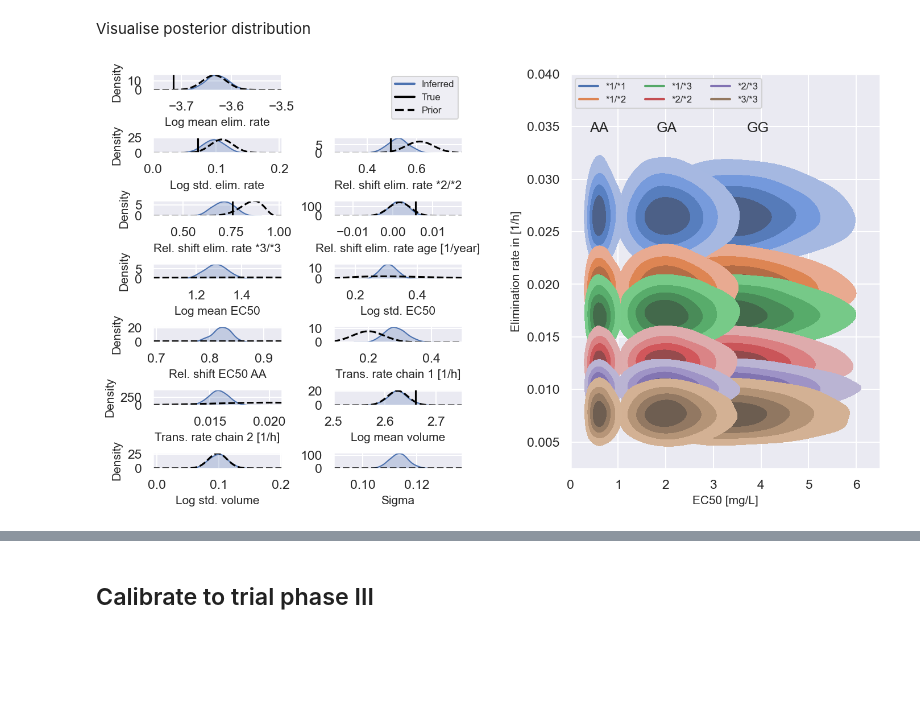
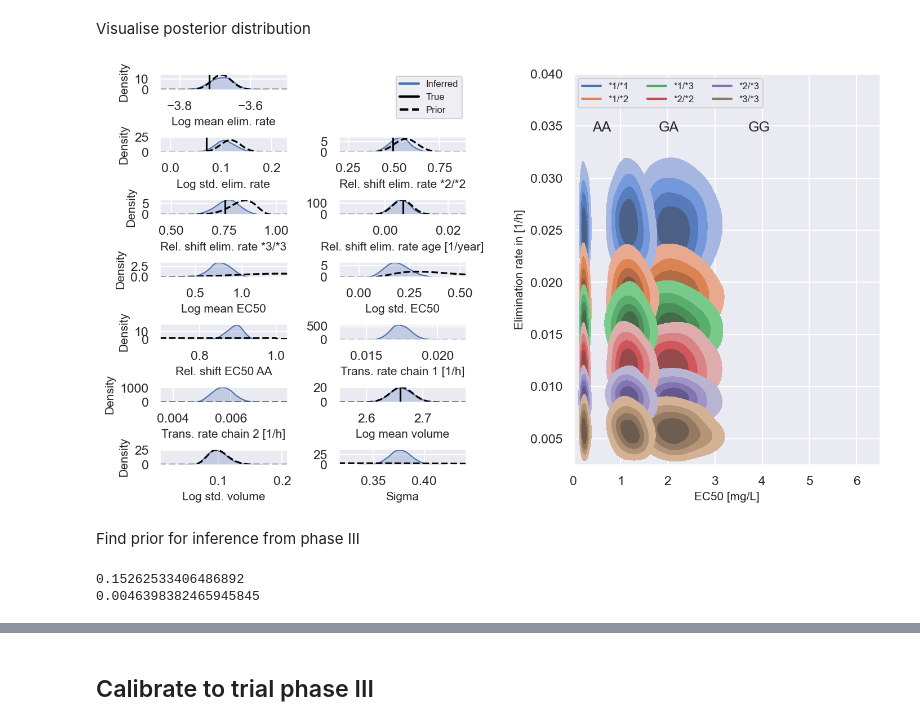
Before and after one commit to DavAug/mipd-warfarin, a Jupyter notebook: results/2_semi_mechanistic_model/results.ipynb, the cells around one changed output, grey strips where cells are left out. Saved outputs shown, nothing was run; the diff lists cells and outputs as text; code cells hidden in the pictures; blank space fills up the shorter version.

Commit message:
analyse trial phase II

```diff
--- a/results/2_semi_mechanistic_model/results.ipynb
+++ b/results/2_semi_mechanistic_model/results.ipynb
@@ -540,9 +540,10 @@ directory = os.path.dirname(os.getcwd())
 data = pd.read_csv(directory + '/data/trial_phase_II.csv')
 
 # Define model
-mechanistic_model, _ = define_hamberg_model()
+mechanistic_model, _ = define_hamberg_model(baseline_inr=None)
 mechanistic_model.set_outputs(['myokit.inr'])
 population_model = chi.ComposedPopulationModel([
+    chi.LogNormalModel(centered=False),
     chi.CovariatePopulationModel(
         chi.LogNormalModel(centered=False),
         HambergEliminationRateCovariateModel()),
@@ -555,6 +556,8 @@ population_model = chi.ComposedPopulationModel([
 directory = os.getcwd()
 posterior = xr.load_dataset(
     directory + '/posteriors/posterior_trial_phase_II.nc')
+# posterior = xr.load_dataset(
+#     directory + '/posteriors/posterior_trial_phase_II_fixed_y0.nc')
 # %% [markdown]
 Reshape data
 # %%
@@ -794,7 +803,7 @@ for ax in axes:
 
 # Plot inference results (parameter space)
 seed = np.random.default_rng(3)
-n_samples = 10000
+n_samples = 1000
 pop_parameters = np.vstack([
     posterior['Log mean myokit.elimination_rate'].values.flatten(),
     posterior['Log std. myokit.elimination_rate'].values.flatten(),
@@ -840,18 +849,20 @@ sns.kdeplot(
 
 # Plot priors
 log_priors = [
-    pints.GaussianLogPrior(-3.634, 0.024),     # Mean log clearance
-    pints.GaussianLogPrior(0.109, 0.018),      # Sigma log clearance
-    pints.GaussianLogPrior(0.612, 0.056),      # Rel. shift clearance CYP29P *2
-    pints.BetaLogPrior(28, 5),                 # Rel. shift clearance CYP29P *3
-    pints.GaussianLogPrior(0.00173, 0.00274),  # Rel. shift clearance Age
+    # pints.GaussianLogPrior(0, 0.5),            # Mean basline INR
+    # pints.LogNormalLogPrior(-1, 2),            # Std. basline INR
+    pints.GaussianLogPrior(-3.682, 0.028),     # Mean log clearance
+    pints.GaussianLogPrior(0.119, 0.020),      # Sigma log clearance
+    pints.GaussianLogPrior(0.565, 0.063),      # Rel. shift clearance *2
+    pints.BetaLogPrior(30, 6),                 # Rel. shift clearance *3
+    pints.GaussianLogPrior(0.00546, 0.0031),   # Rel. shift clearance Age
     pints.GaussianLogPrior(1.41, 0.5),         # Mean log EC50
-    pints.LogNormalLogPrior(-1, 0.5),           # Sigma log EC50
+    pints.LogNormalLogPrior(-1, 0.5),          # Sigma log EC50
     pints.UniformLogPrior(0, 1),               # Rel. shift EC50 VKORC1 A
     pints.GaussianLogPrior(0.2, 0.05),         # Transition rate chain 1
     pints.GaussianLogPrior(0.02, 0.005),       # Transition rate chain 2
-    pints.GaussianLogPrior(2.625, 0.020),      # Mean log volume
-    pints.GaussianLogPrior(0.098, 0.015),      # Sigma log volume
+    pints.GaussianLogPrior(2.662, 0.020),      # Mean log volume
+    pints.LogNormalLogPrior(-2.31, 0.16),      # Sigma log volume
     pints.LogNormalLogPrior(-1, 0.3)           # Sigma log INR
 ]
 for idp, param in enumerate(pop_parameters.T):
@@ -949,31 +960,39 @@ axes[1].set_ylabel('Density', fontsize=fontsize)
 axes[2].set_xlabel('Rel. shift elim. rate *2/*2', fontsize=fontsize)
 axes[2].set_ylabel('', fontsize=fontsize)
 axes[3].set_xlabel('Rel. shift elim. rate *3/*3', fontsize=fontsize)
 axes[3].set_ylabel('Density', fontsize=fontsize)
 axes[4].set_xlabel('Rel. shift elim. rate age [1/year]', fontsize=fontsize)
 axes[4].set_ylabel('', fontsize=fontsize)
 axes[5].set_xlabel('Log mean EC50', fontsize=fontsize)
 axes[5].set_ylabel('Density', fontsize=fontsize)
 axes[6].set_xlabel('Log std. EC50', fontsize=fontsize)
 axes[6].set_ylabel('', fontsize=fontsize)
 axes[7].set_xlabel('Rel. shift EC50 AA', fontsize=fontsize)
 axes[7].set_ylabel('Density', fontsize=fontsize)
 axes[8].set_xlabel('Trans. rate chain 1 [1/h]', fontsize=fontsize)
 axes[8].set_ylabel('', fontsize=fontsize)
 axes[9].set_xlabel('Trans. rate chain 2 [1/h]', fontsize=fontsize)
 axes[9].set_ylabel('Density', fontsize=fontsize)
 axes[10].set_xlabel('Log mean volume', fontsize=fontsize)
 axes[10].set_ylabel('', fontsize=fontsize)
 axes[11].set_xlabel('Log std. volume', fontsize=fontsize)
 axes[11].set_ylabel('Density', fontsize=fontsize)
 axes[12].set_xlabel('Sigma', fontsize=fontsize)
 axes[12].set_ylabel('', fontsize=fontsize)
 axes[13].set_ylabel('Elimination rate in [1/h]', fontsize=fontsize)
 axes[13].set_xlabel('EC50 [mg/L]', fontsize=fontsize)
 
 plt.savefig('4_trial_phase_2_parameter_space.pdf', bbox_inches='tight')
 plt.savefig('4_trial_phase_2_parameter_space.tif', bbox_inches='tight')
 
 plt.show()
 # %% [output]
-[figure, old version]
+[figure, new version]
+# %% [markdown]
+Find prior for inference from phase III
+# %%
+print(np.mean(posterior['Pooled Sigma log'].values.flatten()))
+print(np.std(posterior['Pooled Sigma log'].values.flatten(), ddof=1))
+# %% [output]
+0.15262533406486892
+0.0046398382465945845
```
Also changed, not shown: parts of 4 cells of this notebook, 9 other files.
